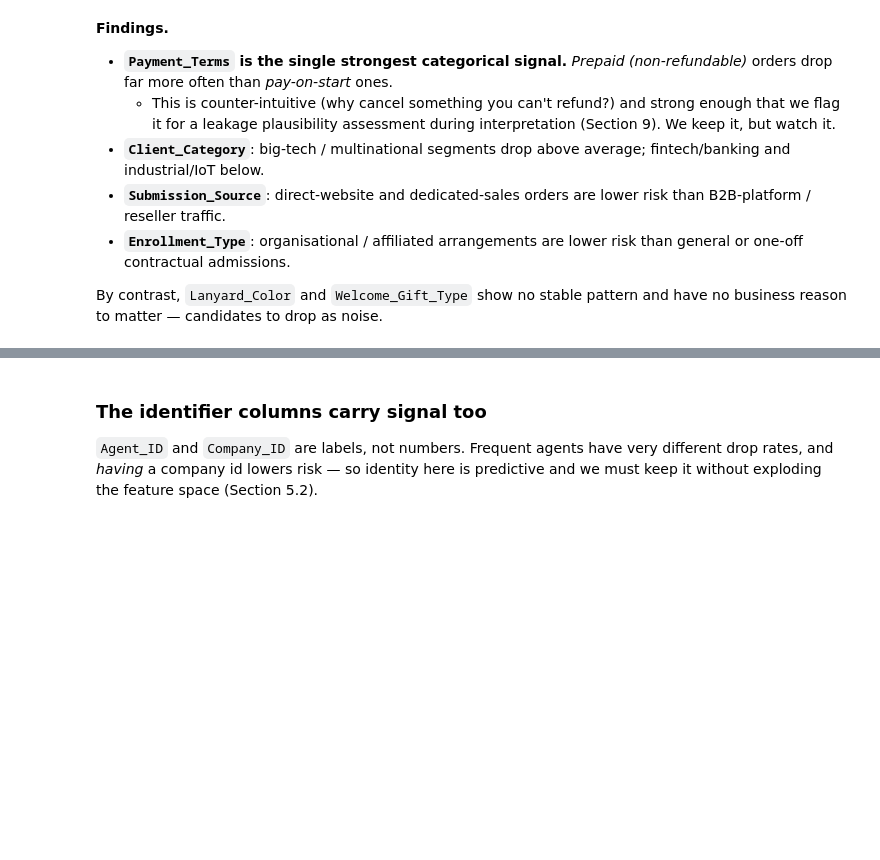
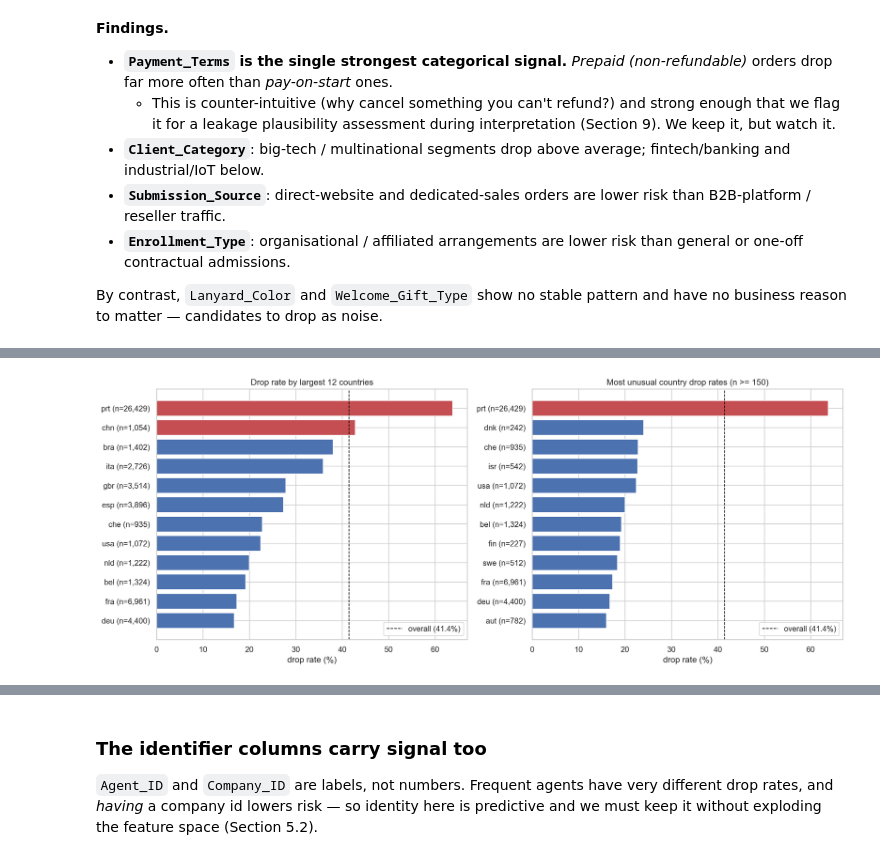
Before and after one commit to manemajef/ml-proj, a Jupyter notebook: notebook_v3.ipynb, the cells around one changed output, grey strips where cells are left out. Cells and saved outputs as stored; diff of their text form; code cells hidden in the pictures; blank space fills up the shorter version.

```diff
--- a/notebook_v3.ipynb
+++ b/notebook_v3.ipynb
@@ -323,4 +330,5 @@ The categorical columns are deliberately corrupted: mixed case, injected punctua
 # %%
+# The data contains many variations of <na>s,
 COMMON_NANS = {
     "",
     "-",
@@ -335,7 +343,10 @@ COMMON_NANS = {
     "unknown",
     "unknonwn",
 }
-COUNTRY_ALIASES = {"cn": "chn"}  # both codes mean China (found in EDA)
+
+COUNTRY_ALIASES = {
+    "cn": "chn"
+}  # both codes mean China (found in EDA), fount in previous exploration
 CAT_COLS = [
     "Origin_Country",
     "Catering_Package",
@@ -456,0 +472,79 @@ By contrast, `Lanyard_Color` and `Welcome_Gift_Type` show no stable pattern and
+# %%
+country_min_n = 150
+country_top_n = 12
+
+
+overall_drop = clean_train[TARGET].mean()
+
+country_stats = (
+    clean_train
+    .groupby("Origin_Country", dropna=False)[TARGET]
+    .agg(count="size", drop_rate="mean")
+    .assign(
+        drop_rate_pct=lambda d: d["drop_rate"] * 100,
+        lift_pp=lambda d: (d["drop_rate"] - overall_drop) * 100,
+    )
+)
+
+top_by_size = country_stats.sort_values("count", ascending=False).head(country_top_n)
+
+# Pick countries whose drop rate is farthest from the overall mean, after filtering tiny countries.
+extreme_by_lift = (
+    country_stats[
+        country_stats["count"] >= country_min_n
+    ]  # get rid of too small (<150) countries
+    .iloc[
+        lambda d: (
+            d["lift_pp"].abs().sort_values(ascending=False).index.map(d.index.get_loc)
+        )
+    ]  # Sort desc remaining countries by thye diff of thyre mean from the data mean
+    .head(country_top_n)
+)
+
+
+def plot_country_dropout(stats, title, ax):
+    stats = stats.sort_values("drop_rate_pct")
+    labels = [
+        f"{idx if pd.notna(idx) else '<missing>'} (n={int(row['count']):,})"
+        for idx, row in stats.iterrows()
+    ]
+    colors = np.where(stats["lift_pp"] >= 0, "#c44e52", "#4c72b0")
+
+    ax.barh(labels, stats["drop_rate_pct"], color=colors)
+    ax.axvline(
+        overall_drop * 100,
+        ls="--",
+        color="black",
+        lw=1,
+        label=f"overall ({overall_drop * 100:.1f}%)",
+    )
+    ax.set_xlabel("drop rate (%)")
+    ax.set_title(title)
+    ax.legend()
+
+
+fig, axes = plt.subplots(1, 2, figsize=(15, 6))
+
+plot_country_dropout(
+    top_by_size,
+    f"Drop rate by largest {country_top_n} countries",
+    axes[0],
+)
+
+plot_country_dropout(
+    extreme_by_lift,
+    f"Most unusual country drop rates (n >= {country_min_n})",
+    axes[1],
+)
+
+plt.tight_layout()
+plt.show()
+
+display(
+    country_stats
+    .sort_values("count", ascending=False)
+    .head(country_top_n)[["count", "drop_rate_pct", "lift_pp"]]
+    .round(2)
+)
+# %% [output]
+[figure, added]
```
Also changed, not shown: parts of 12 cells of this notebook, 1 other file.
